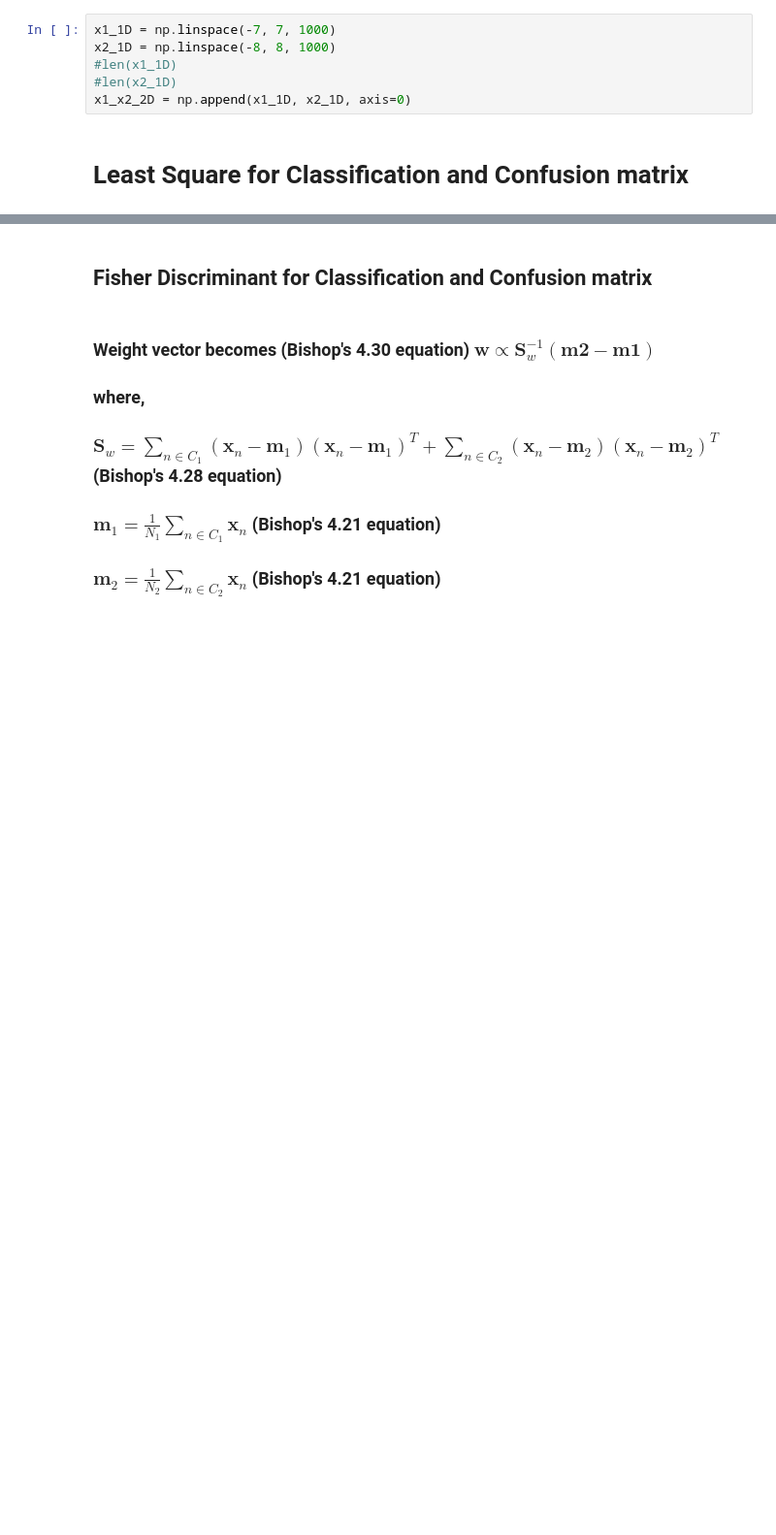
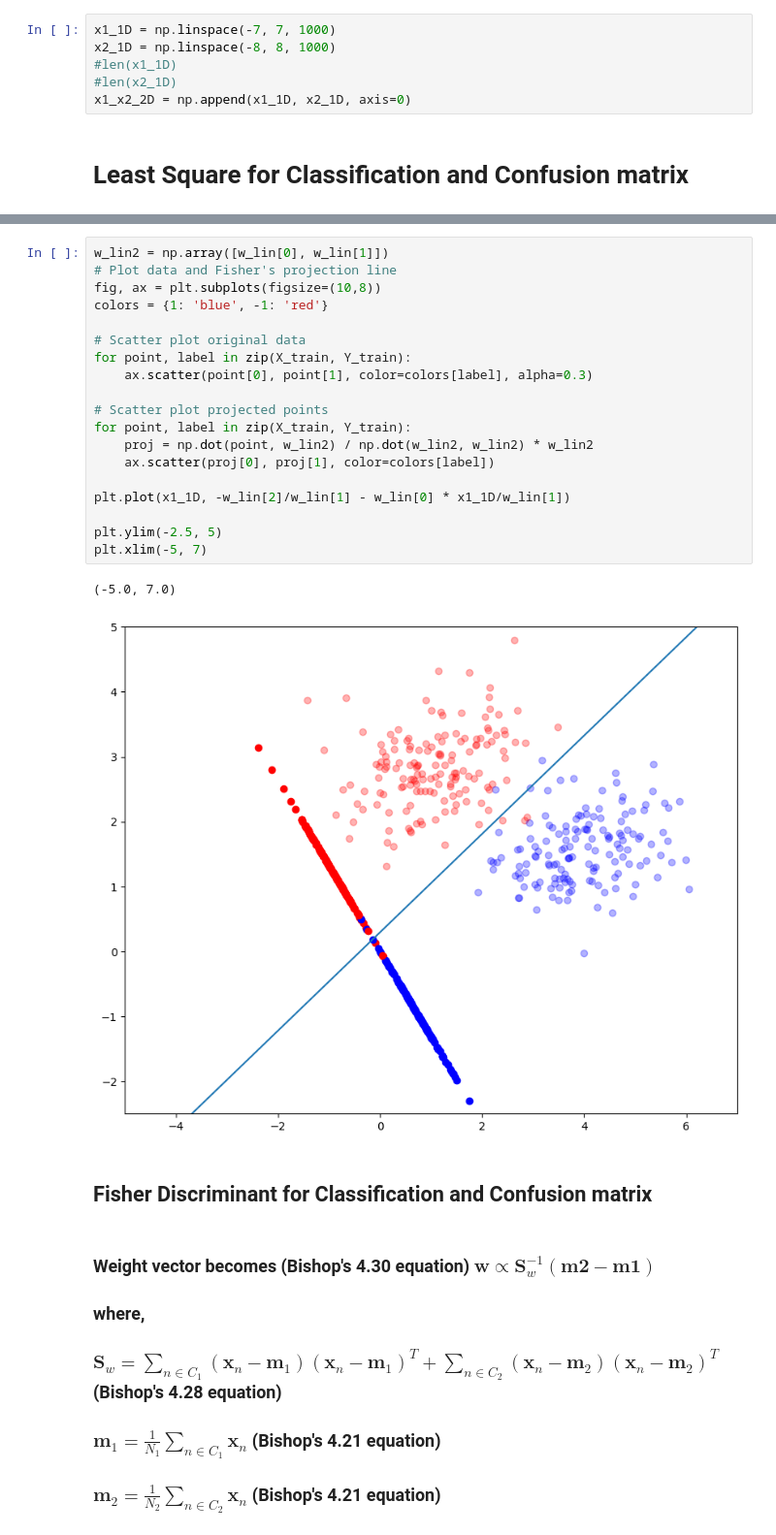
Before and after one commit to labani-01/PHY657, a Jupyter notebook: Module_4/ Module-4.ipynb, the cells around one changed output, grey strips where cells are left out. Shown at 97% size. Cells and saved outputs as stored; diff of their text form; blank space fills up the shorter version.

Commit message:
added_projection

```diff
--- a/Module_4/ Module-4.ipynb
+++ b/Module_4/ Module-4.ipynb
@@ -120,3 +121,25 @@ Confusion Matrix:
+# %%
+w_lin2 = np.array([w_lin[0], w_lin[1]])
+# Plot data and Fisher's projection line
+fig, ax = plt.subplots(figsize=(10,8))
+colors = {1: 'blue', -1: 'red'}
+
+# Scatter plot original data
+for point, label in zip(X_train, Y_train):
+    ax.scatter(point[0], point[1], color=colors[label], alpha=0.3)
+
+# Scatter plot projected points
+for point, label in zip(X_train, Y_train):
+    proj = np.dot(point, w_lin2) / np.dot(w_lin2, w_lin2) * w_lin2
+    ax.scatter(proj[0], proj[1], color=colors[label])
+
+plt.plot(x1_1D, -w_lin[2]/w_lin[1] - w_lin[0] * x1_1D/w_lin[1])
+
+plt.ylim(-2.5, 5)
+plt.xlim(-5, 7)
+# %% [output]
+(-5.0, 7.0)
+[figure, added]
 # %% [markdown]
 ## Fisher Discriminant for Classification and Confusion matrix
 # %% [markdown]
```
Also changed, not shown: parts of 19 cells of this notebook.
